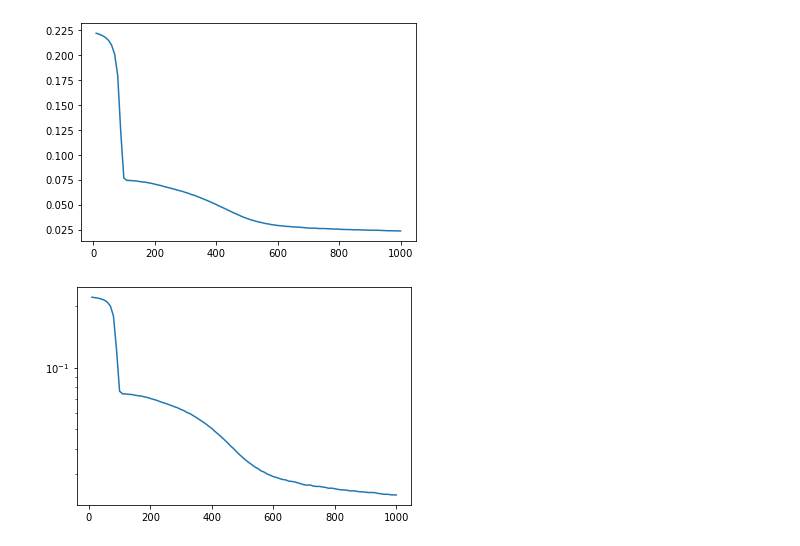
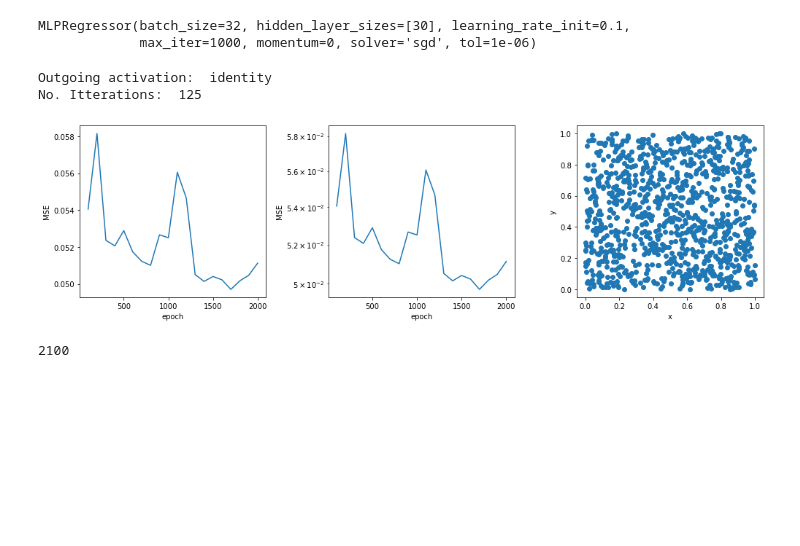
Before and after one commit to nicholaskarlsen/FYS-STK4155, a Jupyter notebook: project_2/notebooks/NN_playground.ipynb, the cells around one changed output. Drawn from its saved outputs; the diff is of its cells as text; code cells hidden in the pictures; blank space fills up the shorter version.

```diff
--- a/project_2/notebooks/NN_playground.ipynb
+++ b/project_2/notebooks/NN_playground.ipynb
@@ -50,19 +44,77 @@ for i in range(int(tot_epochs / per_loop)):
-# %%
-plt.plot(epochs, MSE)
-plt.show()
-plt.semilogy(epochs, MSE)
-plt.show()
-# %% [output]
-[figure, removed]
-[figure, removed]
+# %%
+per_loop = 100
+tot_epochs = 2_000
+num_loops = int(tot_epochs / per_loop)
+
+NN_MSE = np.empty(num_loops)
+NN_epochs = np.empty(num_loops)
+
+FFNN = FeedForwardNeuralNetwork(
+    X=xy_train,
+    Y=z_train,
+    cost=CostFunctions.SquareError,
+    activation=ActivationFunctions.ELU,
+    activation_out=ActivationFunctions.ID,
+    network_shape=[30],
+)
+
+for i in range(num_loops):
+    FFNN.train(N_minibatches=int(N/32), learning_rate=0.01, n_epochs=per_loop)
+    NN_MSE[i] = MSE(z_test, FFNN.predict(xy_test))
+    NN_epochs[i] = FFNN.total_epochs
+# %%
+skl_model = MLPRegressor(
+    hidden_layer_sizes = [30],
+    activation = 'relu',
+    solver = 'sgd',
+    batch_size = 32,
+    learning_rate_init = 0.1,
+    max_iter = 1_000,
+    tol=1e-6,
+    momentum = 0,
+    early_stopping = False
+)
+skl_model.fit(xy_train, z_train.flatten())
+# %% [output]
+MLPRegressor(batch_size=32, hidden_layer_sizes=[30], learning_rate_init=0.1,
+             max_iter=1000, momentum=0, solver='sgd', tol=1e-06)
+# %%
+print("Outgoing activation: ",skl_model.out_activation_)
+print("No. Itterations: ", skl_model.n_iter_)
+# %% [output]
+Outgoing activation:  identity
+No. Itterations:  125
+# %%
+plt.figure(figsize=(14, 4))
+plt.subplot(131)
+plt.plot(NN_epochs, NN_MSE)
+plt.xlabel("epoch")
+plt.ylabel("MSE")
+plt.subplot(132)
+plt.semilogy(NN_epochs, NN_MSE)
+plt.xlabel("epoch")
+plt.ylabel("MSE")
+plt.subplot(133)
+plt.scatter(xy[:, 0], xy[:, 1])
+plt.xlabel("x")
+plt.ylabel("y")
+
+plt.tight_layout()
+plt.show()
+# %% [output]
+[figure, added]
 # %%
+FFNN.train(N_minibatches=int(500/32), learning_rate=0.01, n_epochs=per_loop)
+print(FFNN.total_epochs)# Predict using our class
 resolution = 100
 x = np.linspace(0, 1, resolution)
 y = np.linspace(0, 1, resolution)
 X, Y = np.meshgrid(x, y)
-
 X_flat, Y_flat = X.flatten(), Y.flatten()
 XY_flat = np.array([X_flat, Y_flat]).T
+#XY_flat_scaled = scaler.fit(XY_flat)
 Z_pred = FFNN.predict(XY_flat)
-Z_pred = Z_pred.T.reshape(X.shape)
+Z_pred = Z_pred.T.reshape(X.shape) # + z_train_intercept
 Z_Franke = FrankeFunction(X, Y)
+# %% [output]
+2100
```
Also changed, not shown: parts of 10 cells of this notebook, 2 other files.
